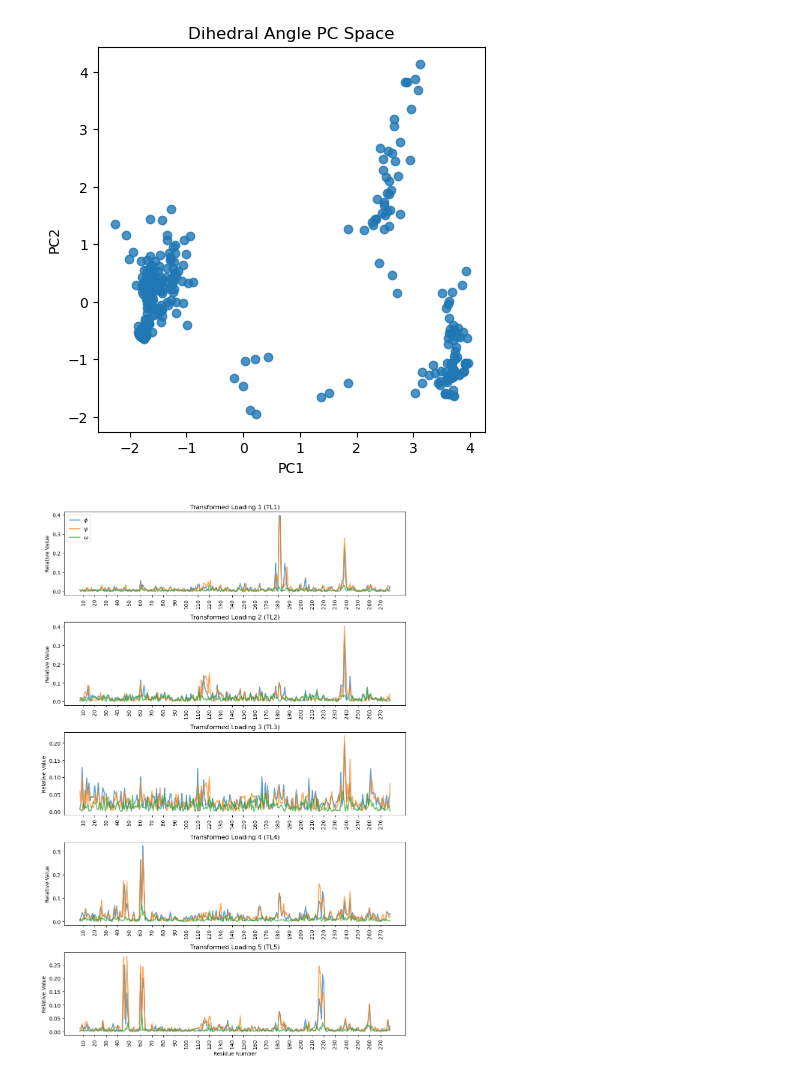
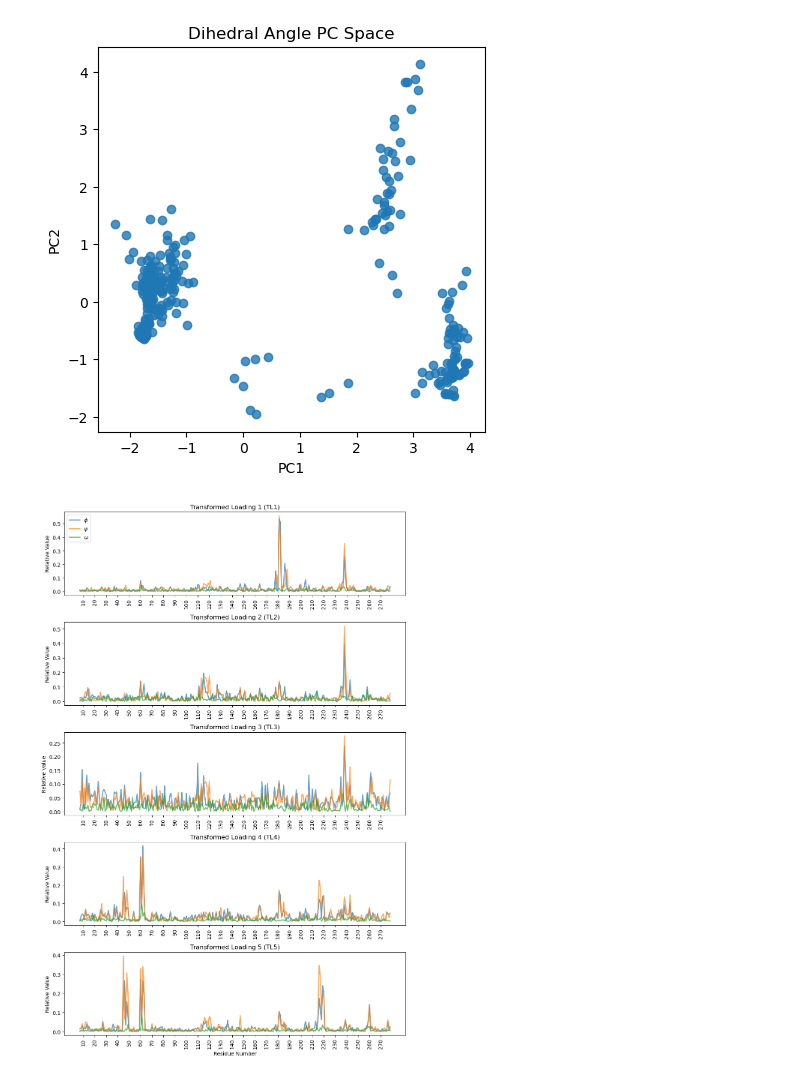
Before and after one commit to Hekstra-Lab/colav, a Jupyter notebook: scripts/dihedral_angle_example.ipynb, the cells around one changed output. Cells and saved outputs as stored; diff of their text form; code cells hidden in the pictures.

```diff
--- a/scripts/dihedral_angle_example.ipynb
+++ b/scripts/dihedral_angle_example.ipynb
@@ -9,7 +9,8 @@ from colav.extract_data_matrix import *
 # %%
 # extract the feature information
 resnum_bounds = (7, 279)
-theseus_strucs = sorted(glob.glob("theseus_data/*pdb"))
+theseus_strucs = sorted(glob.glob("../results/ptp1b_data/ptp1b_theseus_data/*pdb"))
+print(theseus_strucs)
 dh_data_matrix, dh_strucs = generate_dihedral_matrix(structure_list=theseus_strucs,
                                                      resnum_bounds=resnum_bounds,
                                                      save=False,
@@ -58,26 +59,26 @@ plt.show()
 # %%
 # plot the transformed loadings (accounting for sin and cos)
 fig, ax = plt.subplots(5,1,figsize=(10,15)); ax = ax.flatten()
 psi_idx = np.arange(0, dh_sin_cos_data_matrix.shape[1]//2, 3)
 omg_idx = np.arange(1, dh_sin_cos_data_matrix.shape[1]//2, 3)
 phi_idx = np.arange(2, dh_sin_cos_data_matrix.shape[1]//2, 3)
 dh_range = np.arange(resnum_bounds[0], resnum_bounds[1])
 
 for i in np.arange(5):
 
-    phi_trace, = ax[i].plot(dh_range, calculate_dihedral_transformed_loadings(pca.components_[i])[phi_idx], '-', label=r'$\phi$', linewidth=2, alpha=0.7)
-    psi_trace, = ax[i].plot(dh_range, calculate_dihedral_transformed_loadings(pca.components_[i])[psi_idx], '-', label=r'$\psi$', linewidth=2, alpha=0.7)
-    omg_trace, = ax[i].plot(dh_range, calculate_dihedral_transformed_loadings(pca.components_[i])[omg_idx], '-', label=r'$\omega$', linewidth=2, alpha=0.7)
+    phi_trace, = ax[i].plot(dh_range, calculate_dh_tl(pca.components_[i])[phi_idx], '-', label=r'$\phi$', linewidth=2, alpha=0.7)
+    psi_trace, = ax[i].plot(dh_range, calculate_dh_tl(pca.components_[i])[psi_idx], '-', label=r'$\psi$', linewidth=2, alpha=0.7)
+    omg_trace, = ax[i].plot(dh_range, calculate_dh_tl(pca.components_[i])[omg_idx], '-', label=r'$\omega$', linewidth=2, alpha=0.7)
 
     ax[i].set_title(f'Transformed Loading {i+1} (TL{i+1})')
     ax[i].set_xticks([dh for dh in dh_range if dh%10 == 0], labels=[dh for dh in dh_range if dh%10 == 0], rotation="vertical")
 
     if i == 0:
         ax[i].legend([phi_trace, omg_trace, psi_trace], [r"$\phi$", r"$\omega$", r"$\psi$"], fontsize=10, loc="upper left")
     ax[i].set_ylabel('Relative Value')
 ax[0].legend(loc="upper left")
 ax[-1].set_xlabel("Residue Number")
 plt.tight_layout()
 plt.show()
 # %% [output]
-[figure, old version]
+[figure, new version]
```
Also changed, not shown: parts of 3 cells of this notebook, 19 other files.
